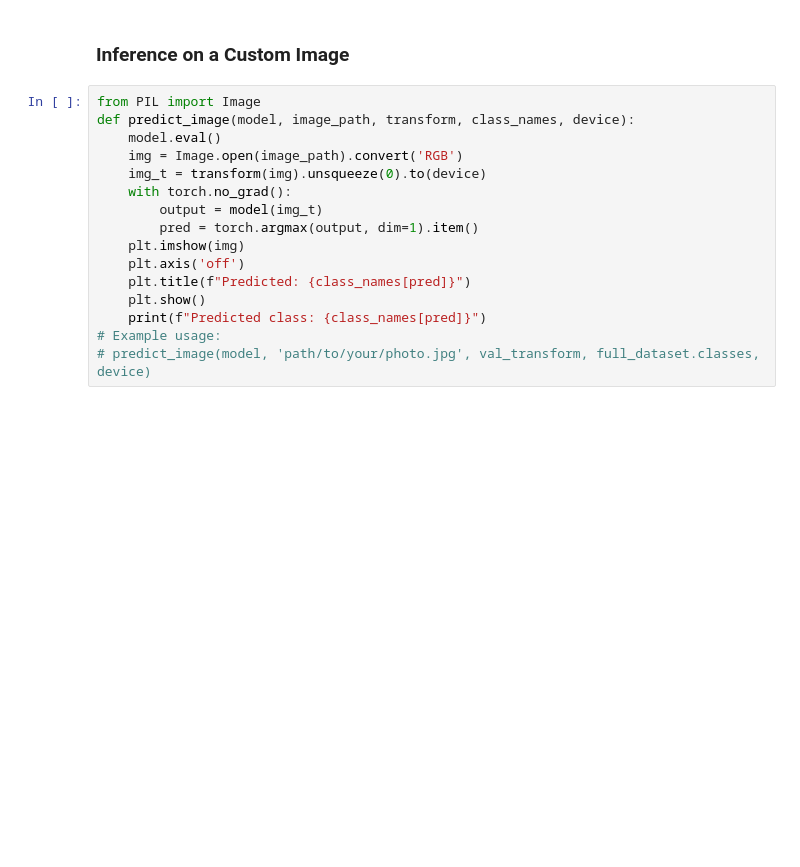
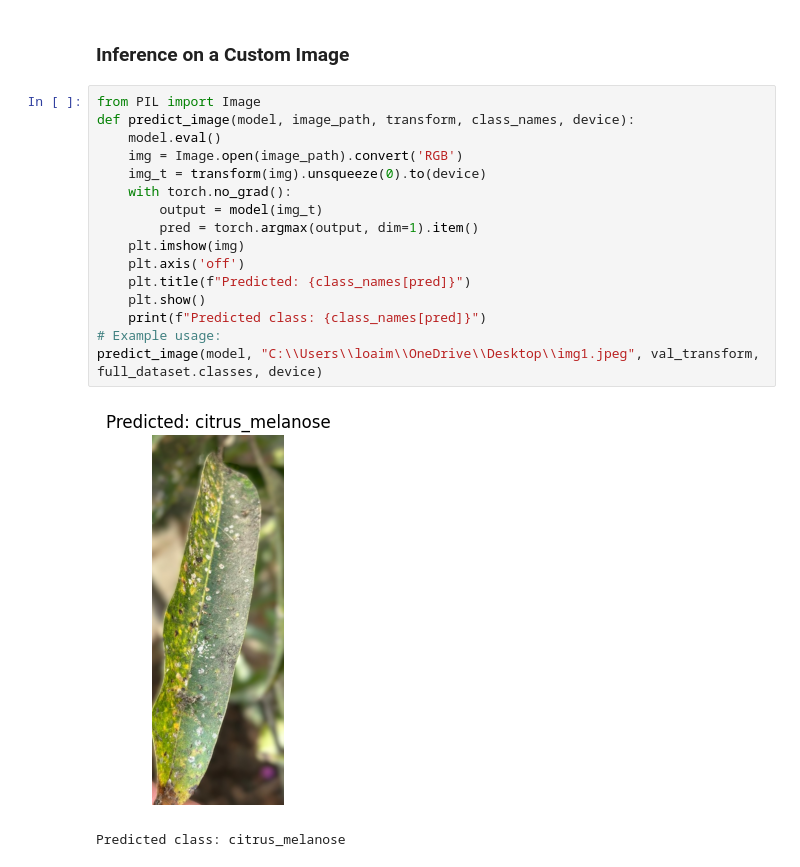
Before and after one commit to LouaiMuhammed/plant-disease-detection-using-cnns, a Jupyter notebook: notebook.ipynb, the cells around one changed output. Cells and saved outputs as stored; diff of their text form; blank space fills up the shorter version.

Commit message:
first model with full data

```diff
--- a/notebook.ipynb
+++ b/notebook.ipynb
@@ -368,16 +504,19 @@ show_sample_predictions(model, val_loader, full_dataset.classes, device)
 # %%
 from PIL import Image
 def predict_image(model, image_path, transform, class_names, device):
     model.eval()
     img = Image.open(image_path).convert('RGB')
     img_t = transform(img).unsqueeze(0).to(device)
     with torch.no_grad():
         output = model(img_t)
         pred = torch.argmax(output, dim=1).item()
     plt.imshow(img)
     plt.axis('off')
     plt.title(f"Predicted: {class_names[pred]}")
     plt.show()
     print(f"Predicted class: {class_names[pred]}")
 # Example usage:
-# predict_image(model, 'path/to/your/photo.jpg', val_transform, full_dataset.classes, device)
+predict_image(model, "C:\\Users\\loaim\\OneDrive\\Desktop\\img1.jpeg", val_transform, full_dataset.classes, device)
+# %% [output]
+[figure, added]
+Predicted class: citrus_melanose
```
Also changed, not shown: parts of 34 cells of this notebook, 1 other file.
